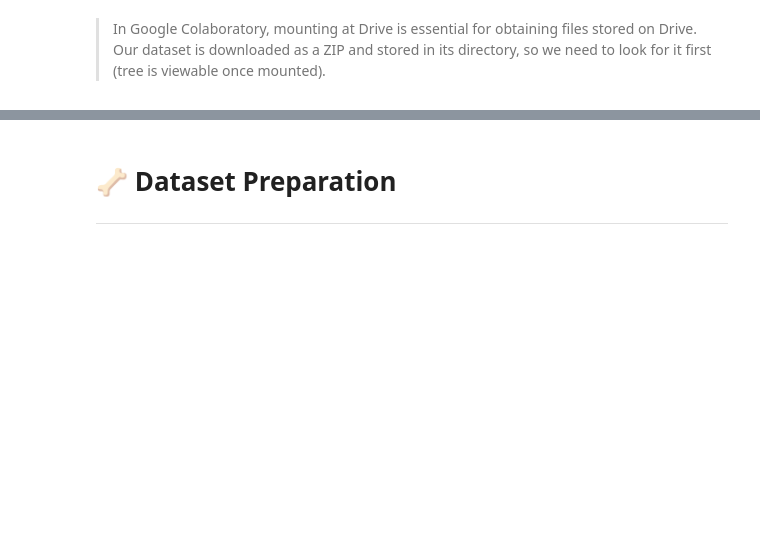
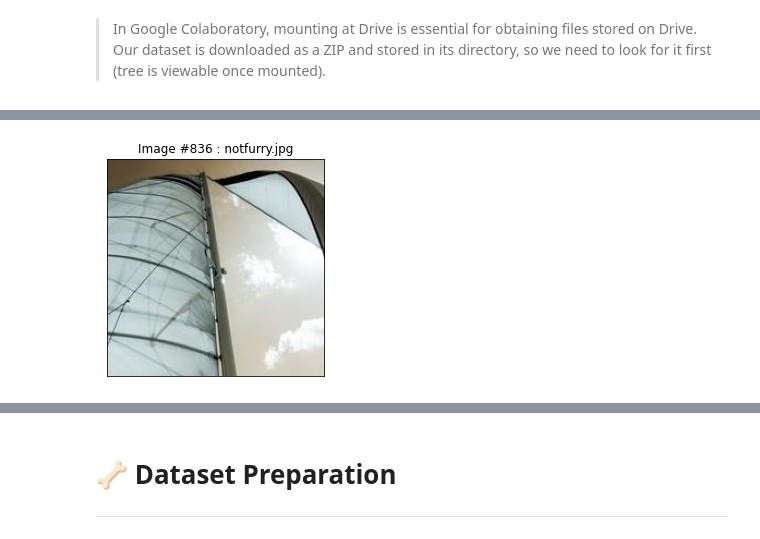
Before and after one commit to sweeneyngo/furspect, a Jupyter notebook: furspect.ipynb, the cells around one changed output, grey strips where cells are left out. Cells and saved outputs as stored; diff of their text form; code cells hidden in the pictures; blank space fills up the shorter version.

```diff
--- a/furspect.ipynb
+++ b/furspect.ipynb
@@ -92,0 +145,4 @@ plt.imshow(np.array([[color_1, color_2], [color_3, color_4]]))
+# %%
+display_random_image('notfurry')
+# %% [output]
+[figure, added]
```
Also changed, not shown: parts of 76 cells of this notebook.
